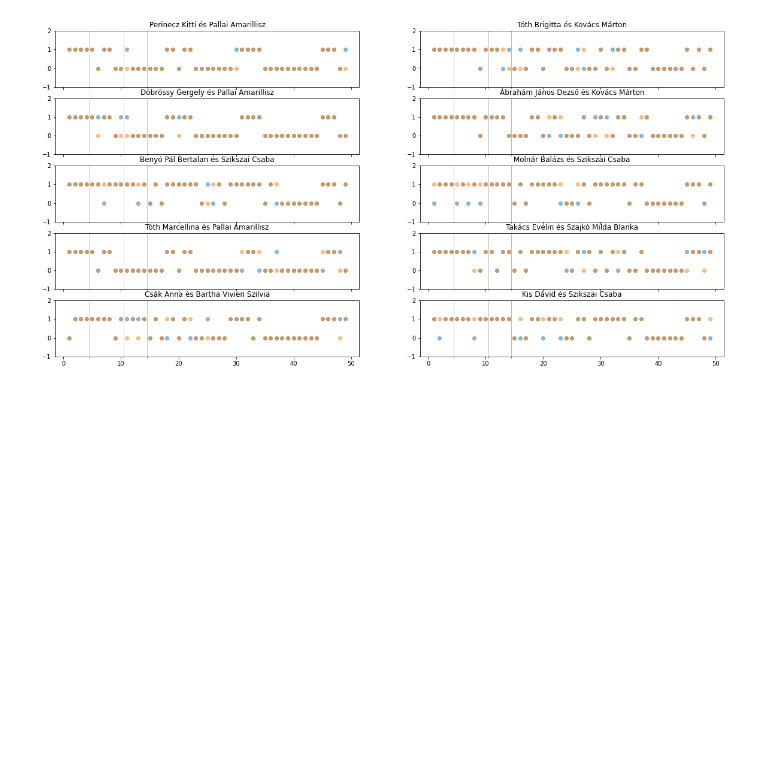
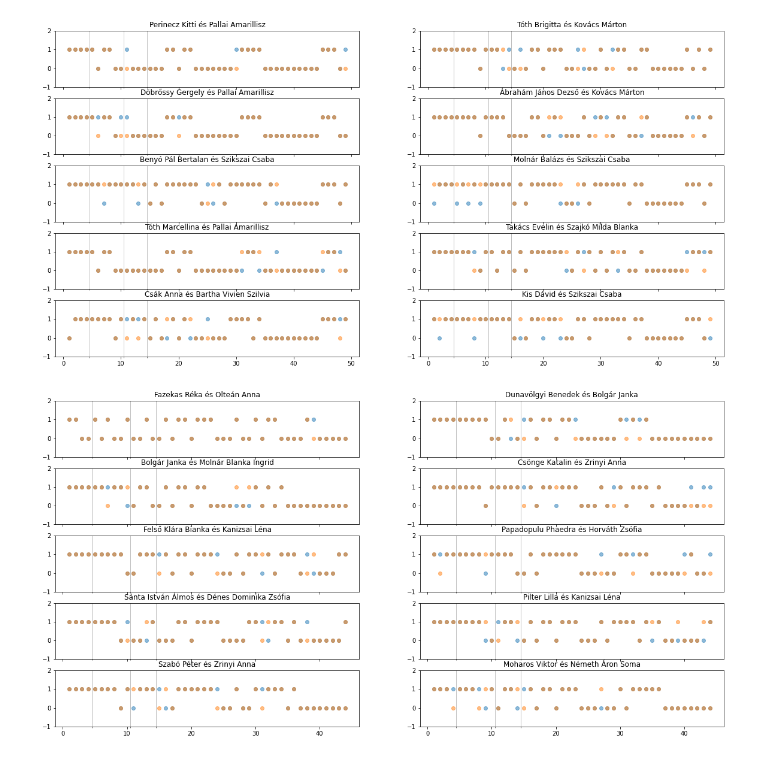
Before and after one commit to konderal333/-nkutfel, a Jupyter notebook: ONKUTFEL2/öngud.ipynb, the cells around one changed output. Cells and saved outputs as stored; diff of their text form; code cells hidden in the pictures; blank space fills up the shorter version.

```diff
--- a/ONKUTFEL2/öngud.ipynb
+++ b/ONKUTFEL2/öngud.ipynb
@@ -380,6 +386,14 @@ OrderedDict([('Perinecz Kitti', ('Pallai Amarillisz', 0.061224489795918366)),
 parok_2019 = [('Perinecz Kitti','Pallai Amarillisz'), ('Döbrőssy Gergely','Pallai Amarillisz'), ('Benyó Pál Bertalan','Szikszai Csaba'),
               ('Tóth Marcellina','Pallai Amarillisz'), ('Csák Anna','Bartha Vivien Szilvia'), ('Tóth Brigitta','Kovács Márton'), ('Ábrahám János Dezső','Kovács Márton'),
               ('Molnár Balázs','Szikszai Csaba'), ('Takács Evelin','Szajkó Milda Blanka'), ('Kis Dávid','Szikszai Csaba')]
+
+parok_2020 = [('Fazekas Réka','Olteán Anna'), ('Bolgár Janka','Molnár Blanka Ingrid'), ('Felső Klára Bianka','Kanizsai Léna'),
+              ('Sánta István Álmos','Dénes Dominika Zsófia'), ('Szabó Péter','Zrinyi Anna'), ('Dunavölgyi Benedek','Bolgár Janka'), ('Csönge Katalin','Zrinyi Anna'),
+              ('Papadopulu Phaedra','Horváth Zsófia'), ('Pilter Lilla','Kanizsai Léna'), ('Moharos Viktor','Németh Áron Soma')]
+
+parok_2021 = [('Bednárik Janka','Gömbös Imola'), ('Szabó Bence', 'Veress Hunor'), ('Kovács Gergő', 'Letenyei Lídia'),
+              ('Márkus Katalin', 'Mócza Levente András'), ('Boross CSaba Dániel', 'Borsi Tímea'), ('Schneider Anna', 'Veress Hunor'), ('Győző Máté', 'Veress Hunor'),
+              ('Benczúr Máté', 'Bednárik Janka'), ('Papp Viktória', 'Schneider Anna'), ('Kis-Tót Bálint', 'Veress Hunor')]
 # %%
 fig, axs = plt.subplots(5, 2, sharex=True, figsize = (20, 10))
 
@@ -401,3 +415,24 @@ for i in range(2):
 plt.show()
 # %% [output]
 [figure]
+# %%
+fig, axs = plt.subplots(5, 2, sharex=True, figsize = (20, 10))
+
+for i in range(2):
+    for j in range(5):
+        names = parok_2020[i*5 + j]
+        vector1 = list(hamming_2020.query('Name == @names[0]')['vector'])[0]
+        vector2 = list(hamming_2020.query('Name == @names[1]')['vector'])[0]
+        # Plot
+        #plt.figure(figsize=(12,5), dpi=100)
+        axs[j,i].scatter(range(1,len(vector1)+1), vector1, label=names[0], alpha=0.5)
+        axs[j,i].scatter(range(1,len(vector1)+1), vector2, label=names[1], alpha=0.5)
+        axs[j,i].set_title(f"{names[0]} és {names[1]}")
+        axs[j,i].set_ylim([-1,2])
+        axs[j,i].set_xticks([4.5, 10.5, 14.5], minor=True)
+        axs[j,i].xaxis.grid(True, which='minor')
+        # axs[j,i].legend(loc='upper left', fontsize=8)
+
+plt.show()
+# %% [output]
+[figure, added]
```
Also changed, not shown: parts of 4 cells of this notebook.
